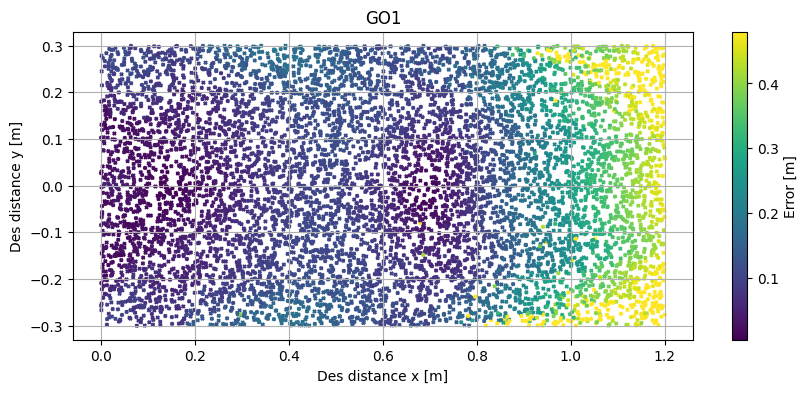
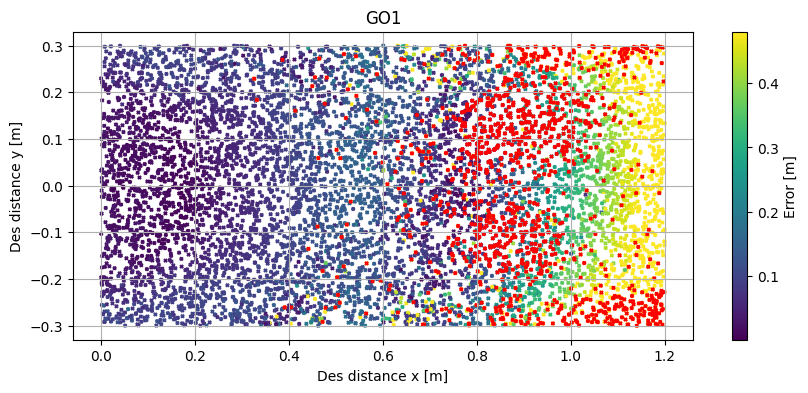
Code edit (unified diff) that turned the first committed figure into the second:
--- before
+++ after
@@ -1,4 +1,4 @@
 plt.figure(figsize=(10, 4))
-# plt.scatter(failed_jump[:, 0], failed_jump[:, 1], np.full(failed_jump[: , 1].shape, 5), marker='x', color="red", zorder=1)
+plt.scatter(failed_jump[:, 0], failed_jump[:, 1], np.full(failed_jump[: , 1].shape, 5), marker='x', color="red", zorder=1)
 plt.scatter(des[:, 0], des[:, 1], np.full(des[: , 1].shape, 5), vmax=0.48, marker='x', c=err, zorder=0)
 # plt.xlim(xmin * 1.05, xmax * 1.05)

Commit: restore orientation rew, reweight target, singularity, touchdown